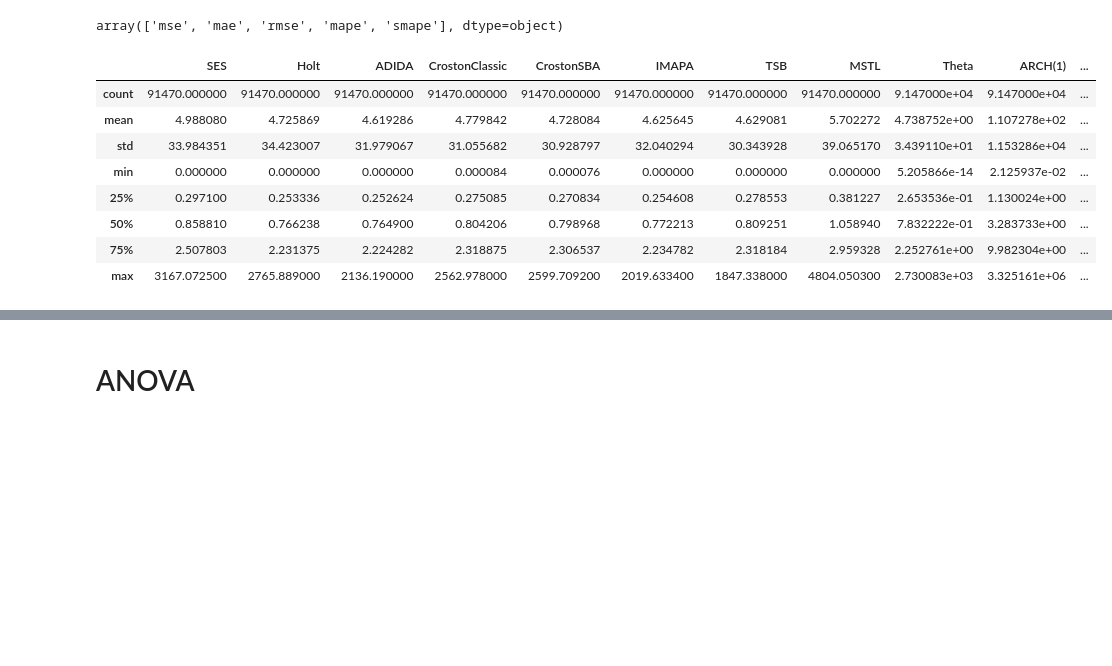
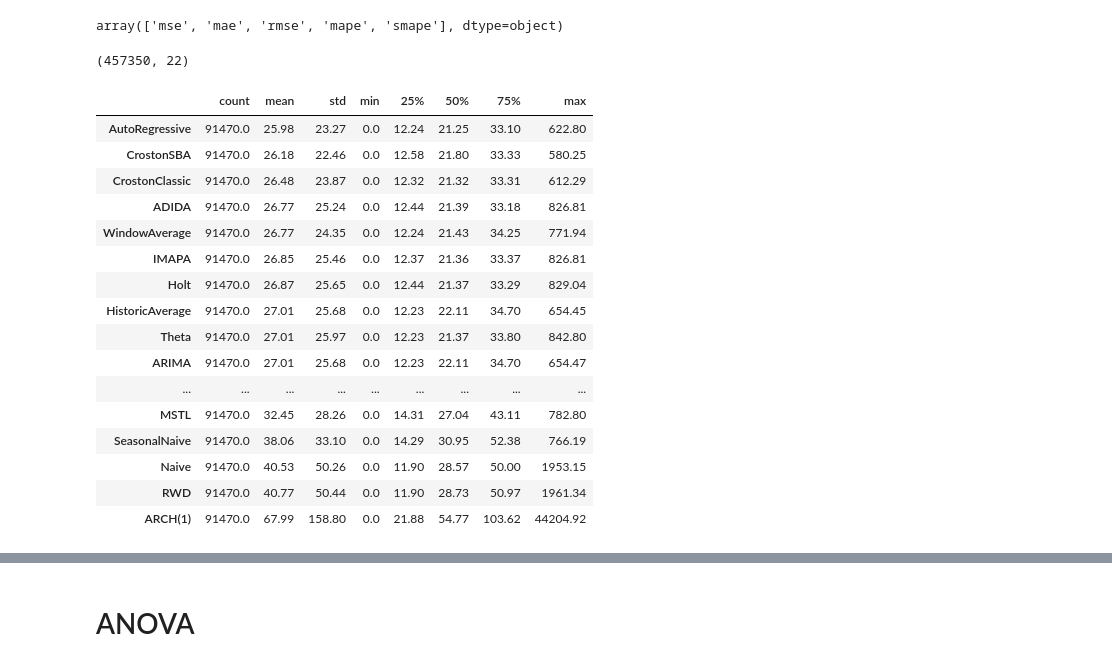
Before and after one commit to OleksandrKosovan/complex-sales-forecasting, a Jupyter notebook: modeling/05-metrics-analysis.ipynb, the cells around one changed output, grey strips where cells are left out. Saved outputs shown, nothing was run; the diff lists cells and outputs as text; code cells hidden in the pictures; blank space fills up the shorter version.

```diff
--- a/modeling/05-metrics-analysis.ipynb
+++ b/modeling/05-metrics-analysis.ipynb
@@ -230,16 +213,34 @@ Reading HistoricAverage-Naive-RandomWalkWithDrift-SeasonalNaive-WindowAverage-Se
 df["metric"].unique()
 # %% [output]
 array(['mse', 'mae', 'rmse', 'mape', 'smape'], dtype=object)
+# %%
+# m5: (457350, 22)
+# fozzy: (460140, 21)
+# favorita: (765910, 22)
+
+df.shape
+# %% [output]
+(457350, 22)
 # %%
-df.loc[df["metric"] == "mse"].describe()
+r_mape = df.loc[df["metric"] == "mape"].describe().T
+r_mape = r_mape.round(2)
+r_mape.sort_values(by='mean', ascending=True)
 # %% [output]
-|  | SES | Holt | ADIDA | CrostonClassic | CrostonSBA | IMAPA | TSB | MSTL | Theta | ARCH(1) | ... |
-| count | 91470.000000 | 91470.000000 | 91470.000000 | 91470.000000 | 91470.000000 | 91470.000000 | 91470.000000 | 91470.000000 | 9.147000e+04 | 9.147000e+04 | ... |
-| mean | 4.988080 | 4.725869 | 4.619286 | 4.779842 | 4.728084 | 4.625645 | 4.629081 | 5.702272 | 4.738752e+00 | 1.107278e+02 | ... |
-| std | 33.984351 | 34.423007 | 31.979067 | 31.055682 | 30.928797 | 32.040294 | 30.343928 | 39.065170 | 3.439110e+01 | 1.153286e+04 | ... |
-| min | 0.000000 | 0.000000 | 0.000000 | 0.000084 | 0.000076 | 0.000000 | 0.000000 | 0.000000 | 5.205866e-14 | 2.125937e-02 | ... |
-| 25% | 0.297100 | 0.253336 | 0.252624 | 0.275085 | 0.270834 | 0.254608 | 0.278553 | 0.381227 | 2.653536e-01 | 1.130024e+00 | ... |
-| 50% | 0.858810 | 0.766238 | 0.764900 | 0.804206 | 0.798968 | 0.772213 | 0.809251 | 1.058940 | 7.832222e-01 | 3.283733e+00 | ... |
-| 75% | 2.507803 | 2.231375 | 2.224282 | 2.318875 | 2.306537 | 2.234782 | 2.318184 | 2.959328 | 2.252761e+00 | 9.982304e+00 | ... |
-| max | 3167.072500 | 2765.889000 | 2136.190000 | 2562.978000 | 2599.709200 | 2019.633400 | 1847.338000 | 4804.050300 | 2.730083e+03 | 3.325161e+06 | ... |
+|  | count | mean | std | min | 25% | 50% | 75% | max |
+| AutoRegressive | 91470.0 | 25.98 | 23.27 | 0.0 | 12.24 | 21.25 | 33.10 | 622.80 |
+| CrostonSBA | 91470.0 | 26.18 | 22.46 | 0.0 | 12.58 | 21.80 | 33.33 | 580.25 |
+| CrostonClassic | 91470.0 | 26.48 | 23.87 | 0.0 | 12.32 | 21.32 | 33.31 | 612.29 |
+| ADIDA | 91470.0 | 26.77 | 25.24 | 0.0 | 12.44 | 21.39 | 33.18 | 826.81 |
+| WindowAverage | 91470.0 | 26.77 | 24.35 | 0.0 | 12.24 | 21.43 | 34.25 | 771.94 |
+| IMAPA | 91470.0 | 26.85 | 25.46 | 0.0 | 12.37 | 21.36 | 33.37 | 826.81 |
+| Holt | 91470.0 | 26.87 | 25.65 | 0.0 | 12.44 | 21.37 | 33.29 | 829.04 |
+| HistoricAverage | 91470.0 | 27.01 | 25.68 | 0.0 | 12.23 | 22.11 | 34.70 | 654.45 |
+| Theta | 91470.0 | 27.01 | 25.97 | 0.0 | 12.23 | 21.37 | 33.80 | 842.80 |
+| ARIMA | 91470.0 | 27.01 | 25.68 | 0.0 | 12.23 | 22.11 | 34.70 | 654.47 |
+| ... | ... | ... | ... | ... | ... | ... | ... | ... |
+| MSTL | 91470.0 | 32.45 | 28.26 | 0.0 | 14.31 | 27.04 | 43.11 | 782.80 |
+| SeasonalNaive | 91470.0 | 38.06 | 33.10 | 0.0 | 14.29 | 30.95 | 52.38 | 766.19 |
+| Naive | 91470.0 | 40.53 | 50.26 | 0.0 | 11.90 | 28.57 | 50.00 | 1953.15 |
+| RWD | 91470.0 | 40.77 | 50.44 | 0.0 | 11.90 | 28.73 | 50.97 | 1961.34 |
+| ARCH(1) | 91470.0 | 67.99 | 158.80 | 0.0 | 21.88 | 54.77 | 103.62 | 44204.92 |
 # %%
```
Also changed, not shown: parts of 12 cells of this notebook, 2 other files.
